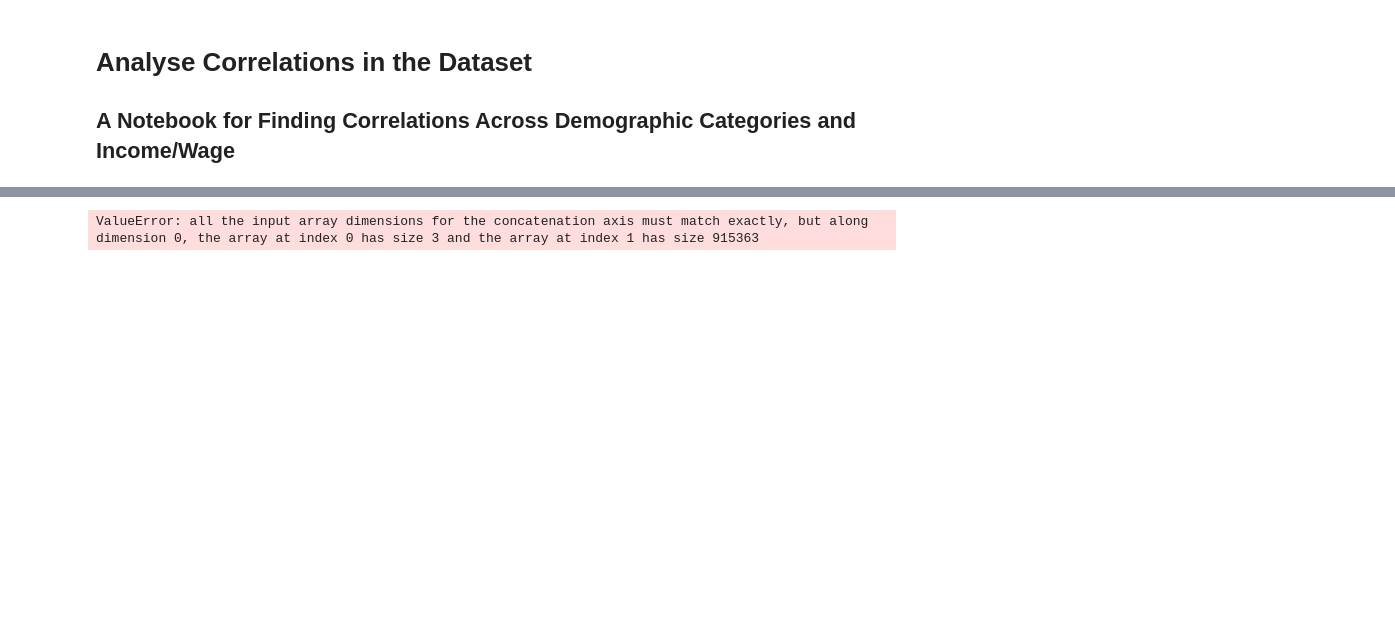
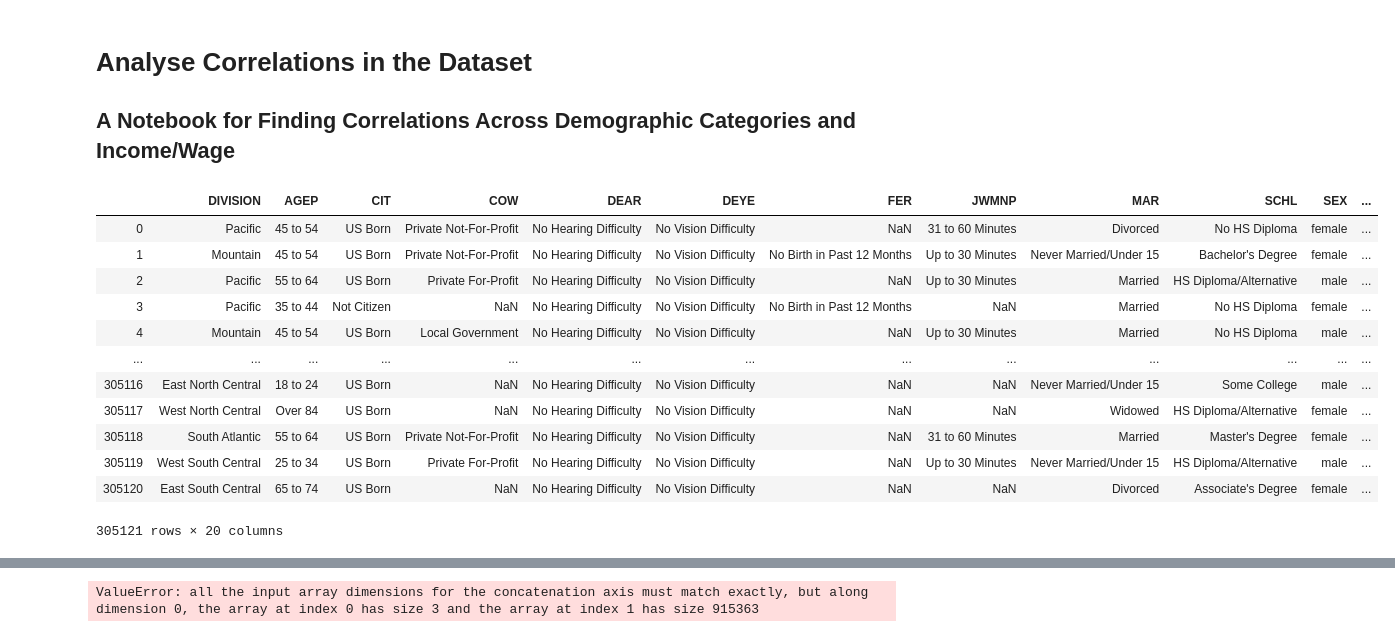
Before and after one commit to WatweA/USWageDataAnalysis, a Jupyter notebook: CorrelationalAnalysis.ipynb, the cells around one changed output, grey strips where cells are left out. Cells and saved outputs as stored; diff of their text form; code cells hidden in the pictures; blank space fills up the shorter version.

```diff
--- a/CorrelationalAnalysis.ipynb
+++ b/CorrelationalAnalysis.ipynb
@@ -10,6 +10,21 @@ import plotly.express as plt
 # %%
 correlational_df = pd.read_csv('preprocessed_data/correlational_analysis_data.csv')
 correlational_df.drop(columns='Unnamed: 0', inplace=True)
+correlational_df
+# %% [output]
+|  | DIVISION | AGEP | CIT | COW | DEAR | DEYE | FER | JWMNP | MAR | SCHL | SEX | ... |
+| 0 | Pacific | 45 to 54 | US Born | Private Not-For-Profit | No Hearing Difficulty | No Vision Difficulty | NaN | 31 to 60 Minutes | Divorced | No HS Diploma | female | ... |
+| 1 | Mountain | 45 to 54 | US Born | Private Not-For-Profit | No Hearing Difficulty | No Vision Difficulty | No Birth in Past 12 Months | Up to 30 Minutes | Never Married/Under 15 | Bachelor's Degree | female | ... |
+| 2 | Pacific | 55 to 64 | US Born | Private For-Profit | No Hearing Difficulty | No Vision Difficulty | NaN | Up to 30 Minutes | Married | HS Diploma/Alternative | male | ... |
+| 3 | Pacific | 35 to 44 | Not Citizen | NaN | No Hearing Difficulty | No Vision Difficulty | No Birth in Past 12 Months | NaN | Married | No HS Diploma | female | ... |
+| 4 | Mountain | 45 to 54 | US Born | Local Government | No Hearing Difficulty | No Vision Difficulty | NaN | Up to 30 Minutes | Married | No HS Diploma | male | ... |
+| ... | ... | ... | ... | ... | ... | ... | ... | ... | ... | ... | ... | ... |
+| 305116 | East North Central | 18 to 24 | US Born | NaN | No Hearing Difficulty | No Vision Difficulty | NaN | NaN | Never Married/Under 15 | Some College | male | ... |
+| 305117 | West North Central | Over 84 | US Born | NaN | No Hearing Difficulty | No Vision Difficulty | NaN | NaN | Widowed | HS Diploma/Alternative | female | ... |
+| 305118 | South Atlantic | 55 to 64 | US Born | Private Not-For-Profit | No Hearing Difficulty | No Vision Difficulty | NaN | 31 to 60 Minutes | Married | Master's Degree | female | ... |
+| 305119 | West South Central | 25 to 34 | US Born | Private For-Profit | No Hearing Difficulty | No Vision Difficulty | NaN | Up to 30 Minutes | Never Married/Under 15 | HS Diploma/Alternative | male | ... |
+| 305120 | East South Central | 65 to 74 | US Born | NaN | No Hearing Difficulty | No Vision Difficulty | NaN | NaN | Divorced | Associate's Degree | female | ... |
+305121 rows × 20 columns
 # %%
 regression_df = pd.read_csv('preprocessed_data/regression_data.csv')
 regression_df.drop(columns='Unnamed: 0', inplace=True)
```
Also changed, not shown: parts of 6 cells of this notebook.
